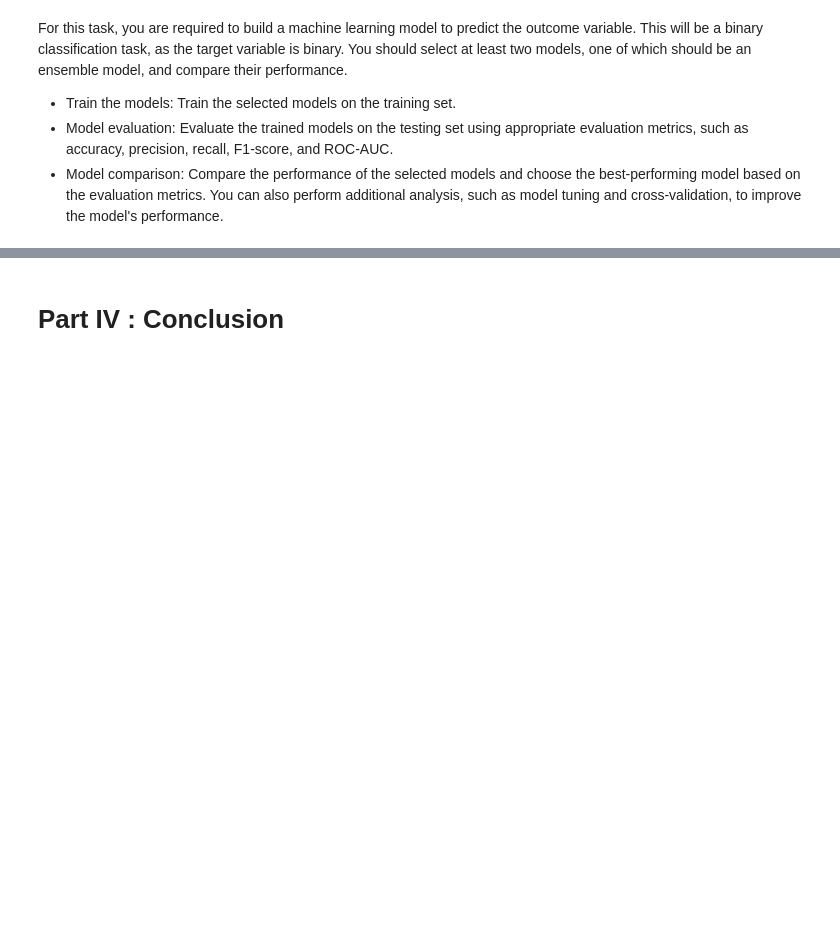
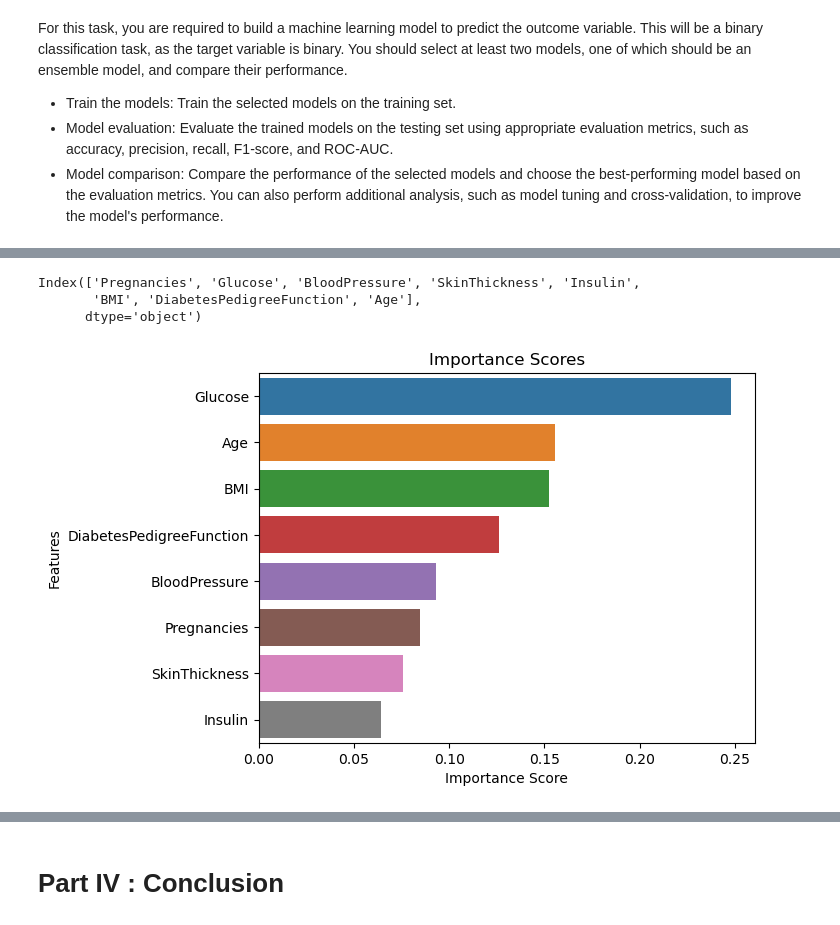
Before and after one commit to SBangarh/ml-project-supervised-learning, a Jupyter notebook: Supervised Learning - Project.ipynb, the cells around one changed output, grey strips where cells are left out. Cells and saved outputs as stored; diff of their text form; code cells hidden in the pictures; blank space fills up the shorter version.

Commit message:
models built, analyze, build functions

```diff
--- a/Supervised Learning - Project.ipynb
+++ b/Supervised Learning - Project.ipynb
@@ -254,0 +375,3 @@ make_hist(copy_data, copy_data.columns, 2, 4, (16, 10))
+# %%
+#split data
+train_df, test_df = train_test_split(processed_data, test_size=0.3, random_state=10, shuffle=True, stratify=processed_data['Outcome'])
@@ -254,0 +393,3 @@ make_hist(copy_data, copy_data.columns, 2, 4, (16, 10))
+# %%
+#Get data for the Logistic regression model
+X, y = scale_data(train_df, desired_columns, target, scalar)
@@ -264,0 +410,4 @@ Do a logistic regression, compare random fors and XGBoost
+# %%
+#Initialize model and train
+classifer = LogisticRegression(max_iter=1000)
+classifer.fit(X, y)
@@ -264,0 +494,5 @@ Do a logistic regression, compare random fors and XGBoost
+# %%
+#initialize and fit model
+rfc = RandomForestClassifier(random_state=0)
+
+rfc.fit(X, y)
@@ -264,0 +522,32 @@ Do a logistic regression, compare random fors and XGBoost
+# %%
+desired_columns
+# %% [output]
+Index(['Pregnancies', 'Glucose', 'BloodPressure', 'SkinThickness', 'Insulin',
+       'BMI', 'DiabetesPedigreeFunction', 'Age'],
+      dtype='object')
+# %%
+#get feature scores
+#convert X to X_df
+X_df = pd.DataFrame(X)
+
+#replace columns with names
+X_df = X_df.rename(columns={0: 'Pregnancies',
+                            1: 'Glucose',
+                            2: 'BloodPressure',
+                            3: 'SkinThickness',
+                            4: 'Insulin',
+                            5: 'BMI',
+                            6: 'DiabetesPedigreeFunction',
+                            7: 'Age'})
+
+feature_scores = pd.Series(rfc.feature_importances_, index=X_df.columns).sort_values(ascending=False)
+
+#visualize
+
+sns.barplot(x=feature_scores, y=feature_scores.index)
+plt.xlabel('Importance Score')
+plt.ylabel('Features')
+plt.title("Importance Scores")
+plt.show()
+# %% [output]
+[figure, added]
```
Also changed, not shown: parts of 31 cells of this notebook.
